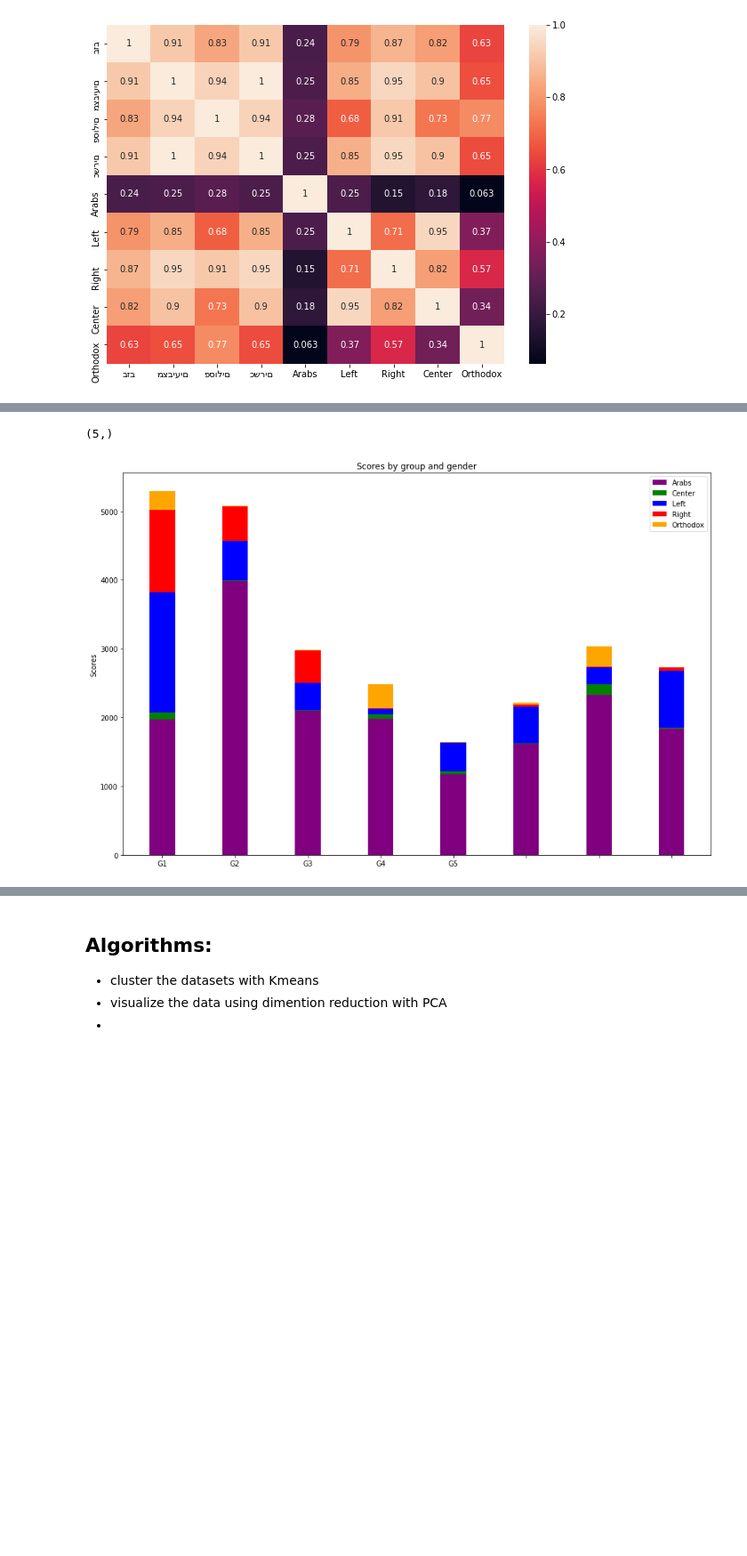
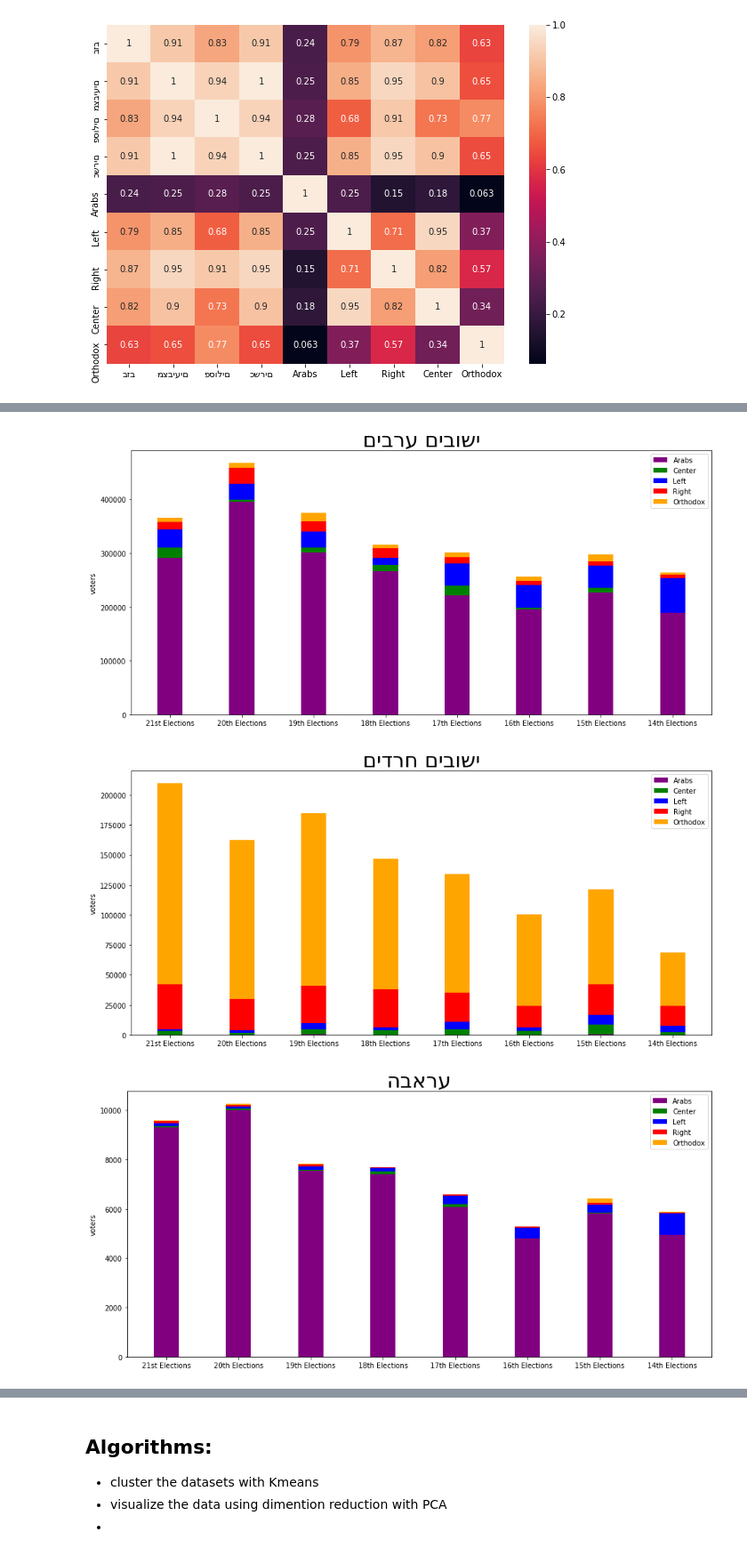
Before and after one commit to alexeyvasy/knesset-elections, a Jupyter notebook: Knesset Elections - Final Project.ipynb, the cells around one changed output, grey strips where cells are left out. Shown: that part at 89% size. Saved outputs shown, nothing was run; the diff lists cells and outputs as text; code cells hidden in the pictures; blank space fills up the shorter version.

```diff
--- a/Knesset Elections - Final Project.ipynb
+++ b/Knesset Elections - Final Project.ipynb
@@ -390,42 +377,52 @@ Length: 128, dtype: float64
 # %%
 last_8_elections = [knesset21elections, knesset20elections, knesset19elections, knesset18elections, knesset17elections, knesset16elections, knesset15elections, knesset14elections]
+elections = ["21st Elections", "20th Elections", "19th Elections", "18th Elections", "17th Elections", "16th Elections", "15th Elections", "14th Elections"]
 
-fig = plt.figure(figsize=(15,10))
-ax3 = plt.subplot(1,1,1)
+def get_sizes_Orthodox(election, title):
+    return election[election["Orthodox"] / election["כשרים"] > 0.4]
+def get_sizes_Arabs(election, title):
+    return election[election["Arabs"] / election["כשרים"] > 0.21]
+def get_sizes_settlment(election, settlement_name):
+    return  election.loc[settlement_name]
 
-sizes = np.zeros((5,8))
-i=0
-print(sizes[:,i].shape)
-for election in last_8_elections:
-    sizes[:,i] = classified_summed_votes_list(election.loc["פוריידיס"])
-    i+=1
-sizes
 
-#menMeans = (20, 35, 30, 35, 27)
-#womenMeans = (25, 32, 34, 20, 25)
-# menStd = (2, 3, 4, 1, 2)
-# womenStd = (3, 5, 2, 3, 3)
-indx = np.arange(8)    # the x locations for the groups
-width = 0.35       # the width of the bars: can also be len(x) sequence
+def print_all_elections_votes(sizes_func, t):
 
-p1 = plt.bar(indx, sizes[0], width, color="purple")
-p2 = plt.bar(indx, sizes[1], width, bottom=sizes[0], color="green")
-p3 = plt.bar(indx, sizes[2], width, bottom=sizes[0]+sizes[1], color="Blue")
-p4 = plt.bar(indx, sizes[3], width, bottom=sizes[0]+sizes[1]+sizes[2], color="Red")
-p5 = plt.bar(indx, sizes[4], width, bottom=sizes[0]+sizes[1]+sizes[2]+sizes[3], color="orange")
+    sizes = np.zeros((5,len(last_8_elections)))
+    i=0
+    for election in last_8_elections:
+        sizes[:,i] = classified_summed_votes_list(sizes_func(election, t))
+        i+=1
 
-plt.ylabel('Scores')
-plt.title('Scores by group and gender')
-plt.xticks(ind, ('G1', 'G2', 'G3', 'G4', 'G5'))
-plt.legend(labels)
+    indx = np.arange(len(last_8_elections))    # the x locations for the groups
+    width = 0.35       # the width of the bars: can also be len(x) sequence
 
-plt.show()
+    plt.figure(figsize=(15,7))
 
-# title2 = "פוריידיס - ישוב ערבי מוסלמי %d מצביעים" % int(knesset21elections.loc["פוריידיס"]["מצביעים"])
-# ax3.set_title(title2[::-1])
-# ax3.axis('equal')
+    p1 = plt.bar(indx, sizes[0], width, color="purple")
+    p2 = plt.bar(indx, sizes[1], width, bottom=sizes[0], color="green")
+    p3 = plt.bar(indx, sizes[2], width, bottom=sizes[0]+sizes[1], color="Blue")
+    p4 = plt.bar(indx, sizes[3], width, bottom=sizes[0]+sizes[1]+sizes[2], color="Red")
+    p5 = plt.bar(indx, sizes[4], width, bottom=sizes[0]+sizes[1]+sizes[2]+sizes[3], color="orange")
 
-# plt.show()
+    plt.ylabel('voters')
+    plt.title(t[::-1], size=30)
+    plt.xticks(indx, elections)
+    plt.legend(labels)
+    plt.show()
+
+
+print_all_elections_votes(get_sizes_Arabs,"ישובים ערבים")
+print_all_elections_votes(get_sizes_Orthodox,"ישובים חרדים")
+
+
+
+print_all_elections_votes(get_sizes_settlment,"עראבה")
+print_all_elections_votes(get_sizes_settlment, "פוריידיס")
+print_all_elections_votes(get_sizes_settlment, "רהט")
+print_all_elections_votes(get_sizes_settlment, "אבו גוש")
+print_all_elections_votes(get_sizes_settlment, "מגאר")
 # %% [output]
-(5,)
-[figure, old version]
+[figure, new version]
+[figure, added]
+[figure, added]
```
Also changed, not shown: parts of 4 cells of this notebook.
